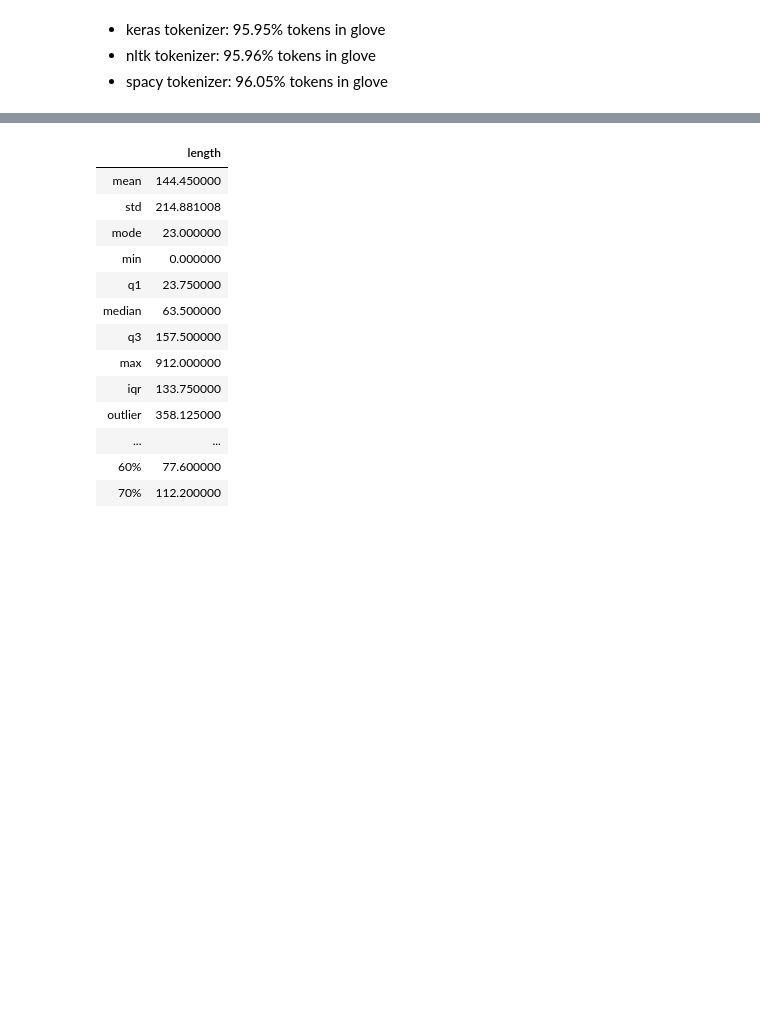
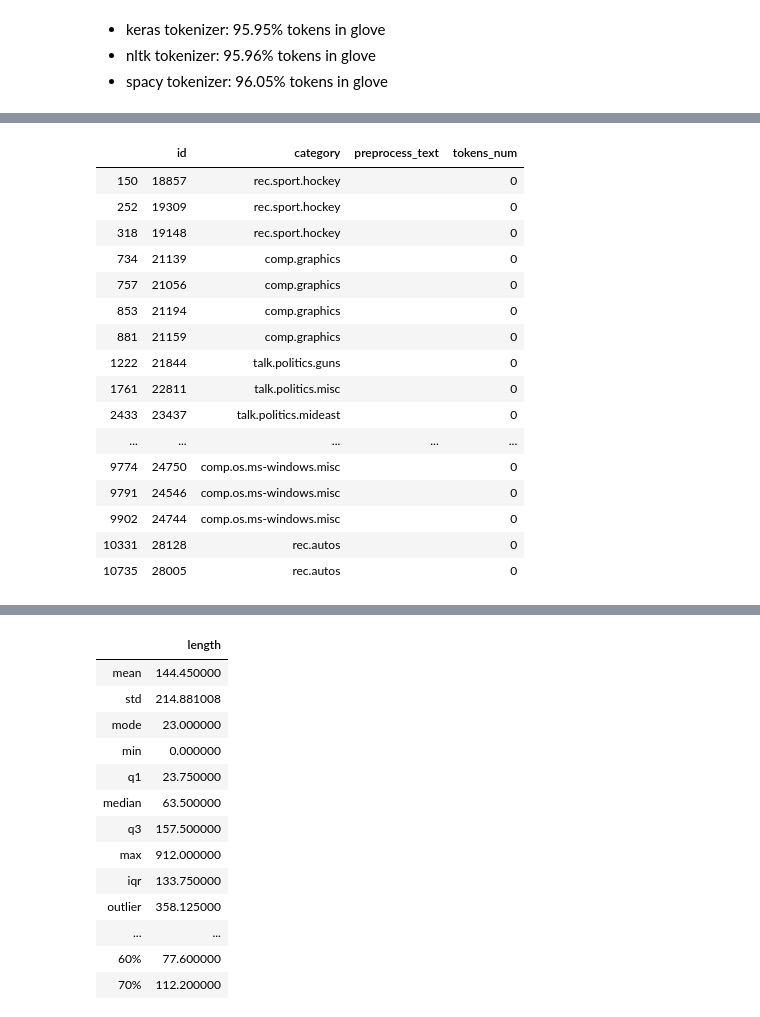
Before and after one commit to tychen5/SequenceFramework, a Jupyter notebook: 1.AnalyzeData.ipynb, the cells around one changed output, grey strips where cells are left out. Cells and saved outputs as stored; diff of their text form; code cells hidden in the pictures; blank space fills up the shorter version.

```diff
--- a/1.AnalyzeData.ipynb
+++ b/1.AnalyzeData.ipynb
@@ -137,6 +121,7 @@ for cat in tqdm(cat_dir):
         with open(news_path,'r',encoding='latin1') as f:
             news_text = f.read()
             news_text = re.sub('\n',' ',news_text)
+            news_text = re.sub('\t',' ',news_text)
             news_text_tok_ori = T.text_to_word_sequence(news_text,filters='',lower=False)
             news_text_ori = " ".join(news_text_tok_ori)
             news_text_tok_num_ori = len(news_text_tok_ori)
@@ -217,0 +195,5 @@ train_df
+# %%
+roberta = torch.hub.load('pytorch/fairseq', 'roberta.large')
+roberta.cuda() #gpu
+# roberta.cpu()
+roberta.eval()
@@ -217,0 +221,34 @@ train_df
+# %%
+train_df = pd.DataFrame(columns=['id','category','preprocess_text','tokens_num'])#,'preprocess_text','preprocss_tokenize_num'])
+train_dir = './data/20news-bydate-v3/20news-bydate-train/'
+cat_dir = next(os.walk(train_dir))[1]
+count = 0
+for cat in tqdm(cat_dir):
+    in_dir = train_dir + cat + '/'
+    news_list = next(os.walk(in_dir))[2]
+    news_list = [os.path.join(in_dir, f) for f in news_list]
+    news_list = list(filter(lambda f: f.endswith(".txt"), news_list))
+    for news_path in news_list:
+        id_num = news_path.split('/')[-1].split('.')[0]
+        with open(news_path,'r',encoding='latin1') as f:
+            news_text = f.read()
+            news_text = re.sub('\n',' ',news_text)
+            news_text = re.sub('\t',' ',news_text)
+            news_text_pre = text_preprcess2(news_text)
+        try:
+            doc = roberta.extract_features_aligned_to_words(news_text_pre)
+            tokens_num = len(doc)
+        except AssertionError:
+            tokens_num = np.nan
+        except Exception as e:
+            tokens_num_ = str(e)
+            try:
+                tokens_num = int(tokens_num_.split(':')[-1].split()[0])
+            except IndexError:
+                tokens_num = 0
+                print('==ERR==',id_num,tokens_num_,'=====')
+        train_df.loc[count] = [int(id_num),cat,news_text_pre,tokens_num]
+        count+=1
+# GPU: 10:06
+# CPU: 75
+train_df
@@ -217,0 +290,20 @@ train_df
+# %%
+train_df[train_df['tokens_num'] == 0] #no text tokens
+# %% [output]
+|  | id | category | preprocess_text | tokens_num |
+| 150 | 18857 | rec.sport.hockey |  | 0 |
+| 252 | 19309 | rec.sport.hockey |  | 0 |
+| 318 | 19148 | rec.sport.hockey |  | 0 |
+| 734 | 21139 | comp.graphics |  | 0 |
+| 757 | 21056 | comp.graphics |  | 0 |
+| 853 | 21194 | comp.graphics |  | 0 |
+| 881 | 21159 | comp.graphics |  | 0 |
+| 1222 | 21844 | talk.politics.guns |  | 0 |
+| 1761 | 22811 | talk.politics.misc |  | 0 |
+| 2433 | 23437 | talk.politics.mideast |  | 0 |
+| ... | ... | ... | ... | ... |
+| 9774 | 24750 | comp.os.ms-windows.misc |  | 0 |
+| 9791 | 24546 | comp.os.ms-windows.misc |  | 0 |
+| 9902 | 24744 | comp.os.ms-windows.misc |  | 0 |
+| 10331 | 28128 | rec.autos |  | 0 |
+| 10735 | 28005 | rec.autos |  | 0 |
```
Also changed, not shown: parts of 27 cells of this notebook, 1 other file.
